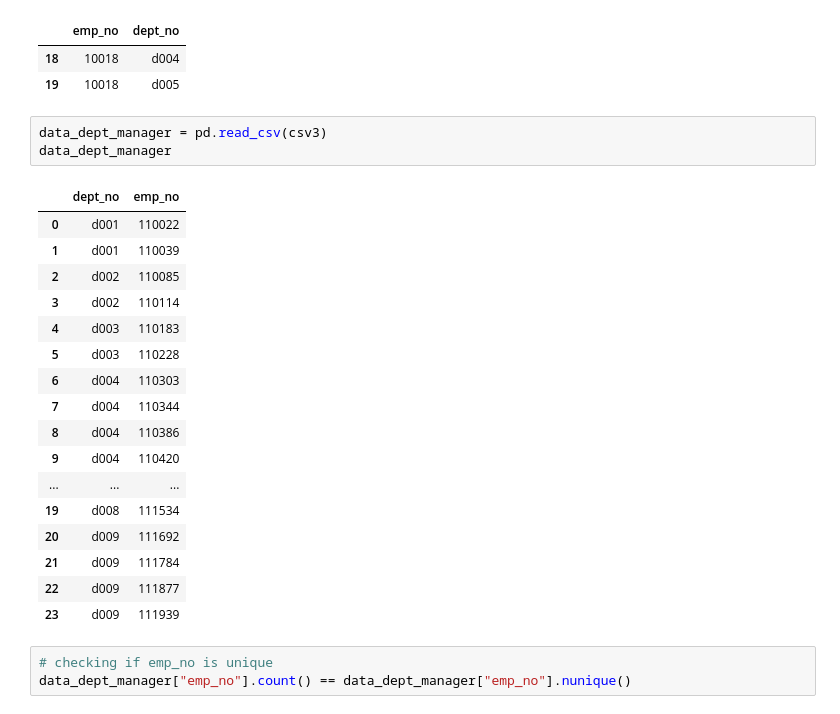
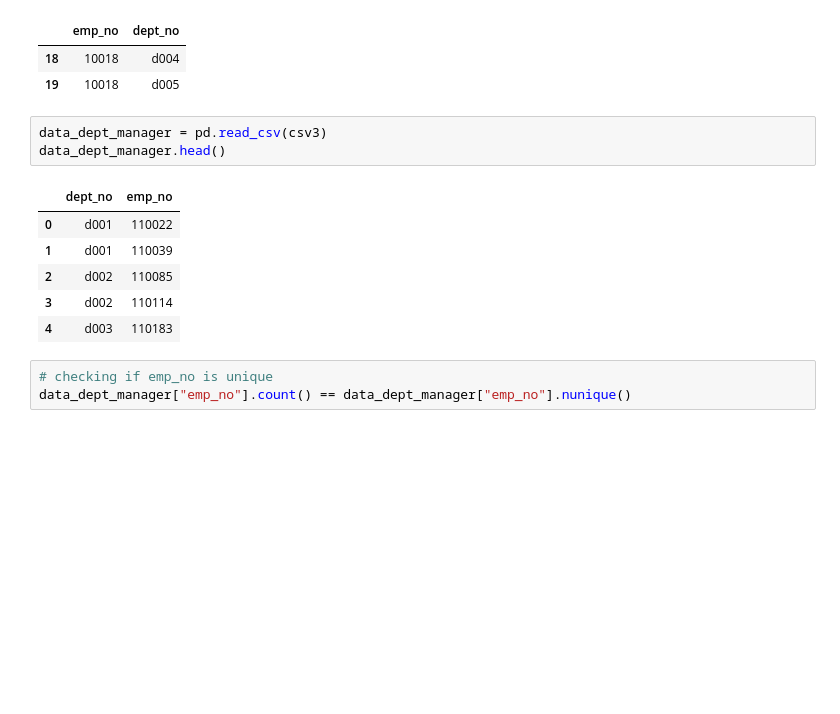
Before and after one commit to dianaagustinaf/sql-challenge, a Jupyter notebook: EmployeeSQL/Employees Data.ipynb, the cells around one changed output. Cells and saved outputs as stored; diff of their text form; blank space fills up the shorter version.

```diff
--- a/EmployeeSQL/Employees Data.ipynb
+++ b/EmployeeSQL/Employees Data.ipynb
@@ -92,25 +93,14 @@ data_emp_dep.loc[data_emp_dep["emp_no"] == 10018, :]
 | 19 | 10018 | d005 |
 # %%
 data_dept_manager = pd.read_csv(csv3)
-data_dept_manager
+data_dept_manager.head()
 # %% [output]
 |  | dept_no | emp_no |
 | 0 | d001 | 110022 |
 | 1 | d001 | 110039 |
 | 2 | d002 | 110085 |
 | 3 | d002 | 110114 |
 | 4 | d003 | 110183 |
-| 5 | d003 | 110228 |
-| 6 | d004 | 110303 |
-| 7 | d004 | 110344 |
-| 8 | d004 | 110386 |
-| 9 | d004 | 110420 |
-| ... | ... | ... |
-| 19 | d008 | 111534 |
-| 20 | d009 | 111692 |
-| 21 | d009 | 111784 |
-| 22 | d009 | 111877 |
-| 23 | d009 | 111939 |
 # %%
 # checking if emp_no is unique
 data_dept_manager["emp_no"].count() == data_dept_manager["emp_no"].nunique()
```
Also changed, not shown: parts of 19 cells of this notebook, 1 other file.
